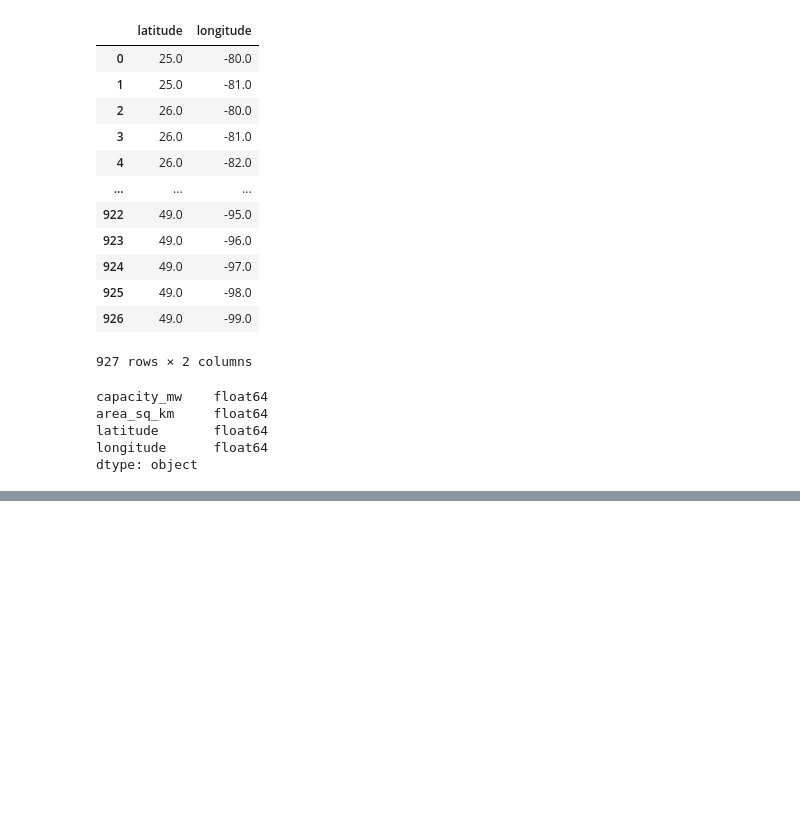
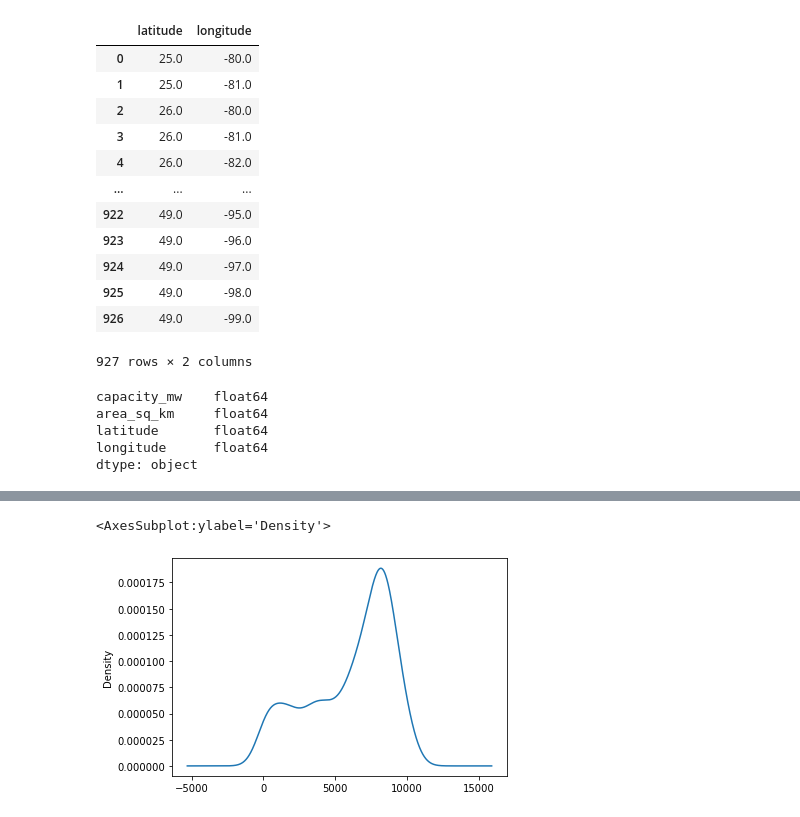
Before and after one commit to KellenSchmitz/pvOpenData, a Jupyter notebook: Sunny_Days/Sun_Map/coordinate_aggregation.ipynb, the cells around one changed output, grey strips where cells are left out. Drawn from its saved outputs; the diff is of its cells as text; code cells hidden in the pictures; blank space fills up the shorter version.

```diff
--- a/Sunny_Days/Sun_Map/coordinate_aggregation.ipynb
+++ b/Sunny_Days/Sun_Map/coordinate_aggregation.ipynb
@@ -148,2 +153,7 @@ dtype: object
+# %%
+sun_map_df["area_sq_km"].plot.density()
+# %% [output]
+<AxesSubplot:ylabel='Density'>
+[figure, added]
 # %%
 sun_map_df.to_csv('sun_map_aggregated.csv')
```
Also changed, not shown: parts of 1 cell of this notebook, 5 other files.
